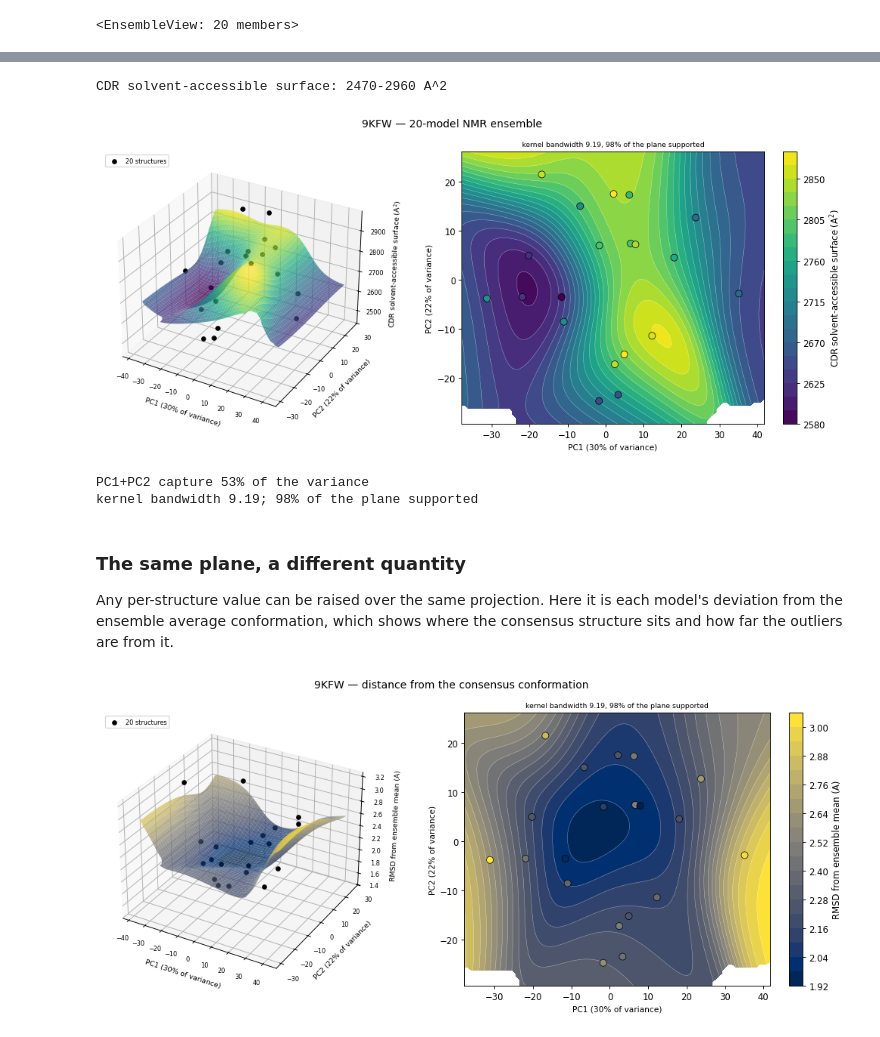
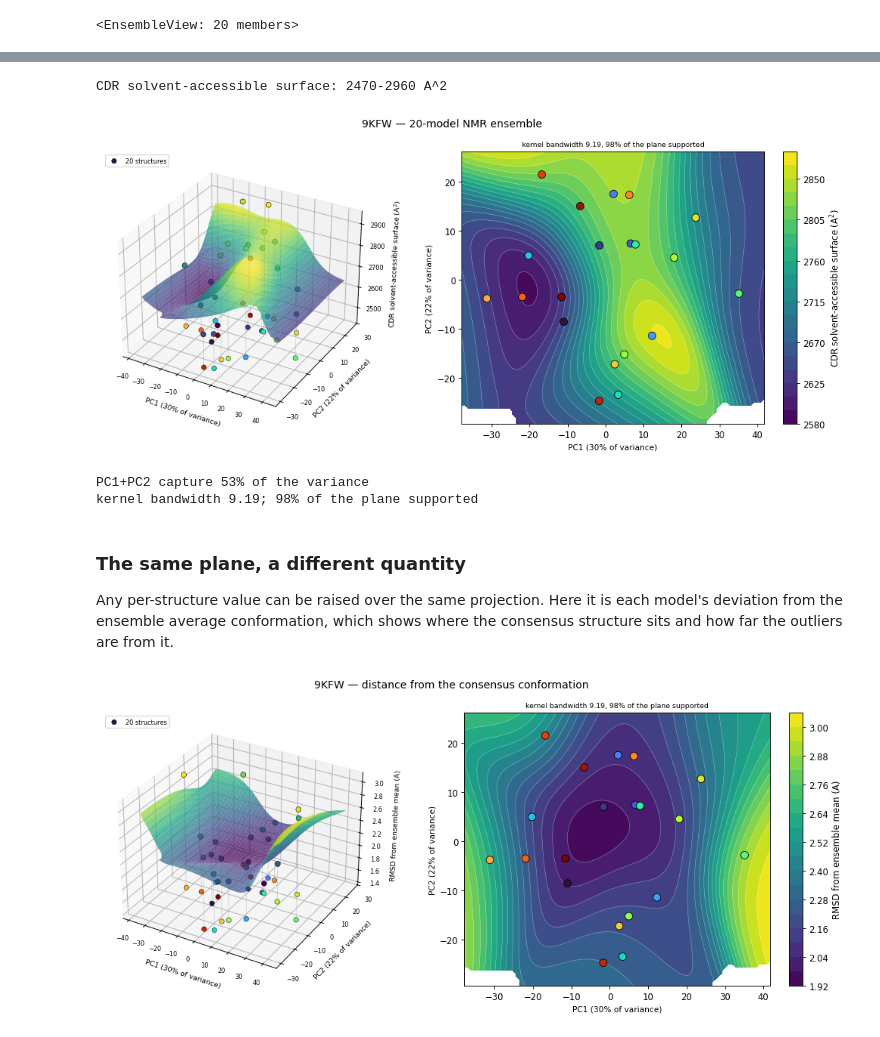
Before and after one commit to bendorr/boltz-cdr, a Jupyter notebook: notebooks/cdr_ensemble_visualization.ipynb, the cells around one changed output, grey strips where cells are left out. Cells and saved outputs as stored; diff of their text form; code cells hidden in the pictures.

Commit message:
label models in legend, tighten selectors, key landscape to overlay colors

```diff
--- a/notebooks/cdr_ensemble_visualization.ipynb
+++ b/notebooks/cdr_ensemble_visualization.ipynb
@@ -109,7 +110,6 @@ view = ensemble_view(
     height=520,
     side_chains=True,                    # start with side chains drawn
     color_side_chains_by_element=True,   # N blue, O red, S yellow; C per model
-    labels=[f"model {i + 1}" for i in range(len(models))],
 )
 view.show()
 # %% [output]
@@ -146,6 +153,7 @@ fig, _ = plot_landscape(
     landscape, projection,
     value_label="CDR solvent-accessible surface (A$^2$)",
     title=f"{PDB_ID} — {len(models)}-model NMR ensemble",
+    point_colors=view.colors,     # same color each model has in the 3D overlay
 )
 plt.show()
 
@@ -154,7 +162,7 @@ print(f"kernel bandwidth {landscape.bandwidth:.2f}; "
       f"{landscape.coverage:.0%} of the plane supported")
 # %% [output]
 CDR solvent-accessible surface: 2470-2960 A^2
-[figure, old version]
+[figure, new version]
 PC1+PC2 capture 53% of the variance
 kernel bandwidth 9.19; 98% of the plane supported
 # %% [markdown]
@@ -166,19 +174,19 @@ structure sits and how far the outliers are from it.
 # %%
 mean_conformation = ensemble.cdr_coords.mean(axis=0)
 deviation = np.sqrt(
     ((ensemble.cdr_coords - mean_conformation) ** 2).sum(-1).mean(-1)
 )
 
 landscape2, projection2, _ = conformation_landscape(models, annotation, deviation)
 fig, _ = plot_landscape(
     landscape2, projection2,
     value_label="RMSD from ensemble mean (A)",
     title=f"{PDB_ID} — distance from the consensus conformation",
-    cmap="cividis",
+    point_colors=view.colors,
 )
 plt.show()
 # %% [output]
-[figure, old version]
+[figure, new version]
 # %% [markdown]
 ## Applying this to predicted structures
 
```
Also changed, not shown: parts of 3 cells of this notebook, 4 other files.
